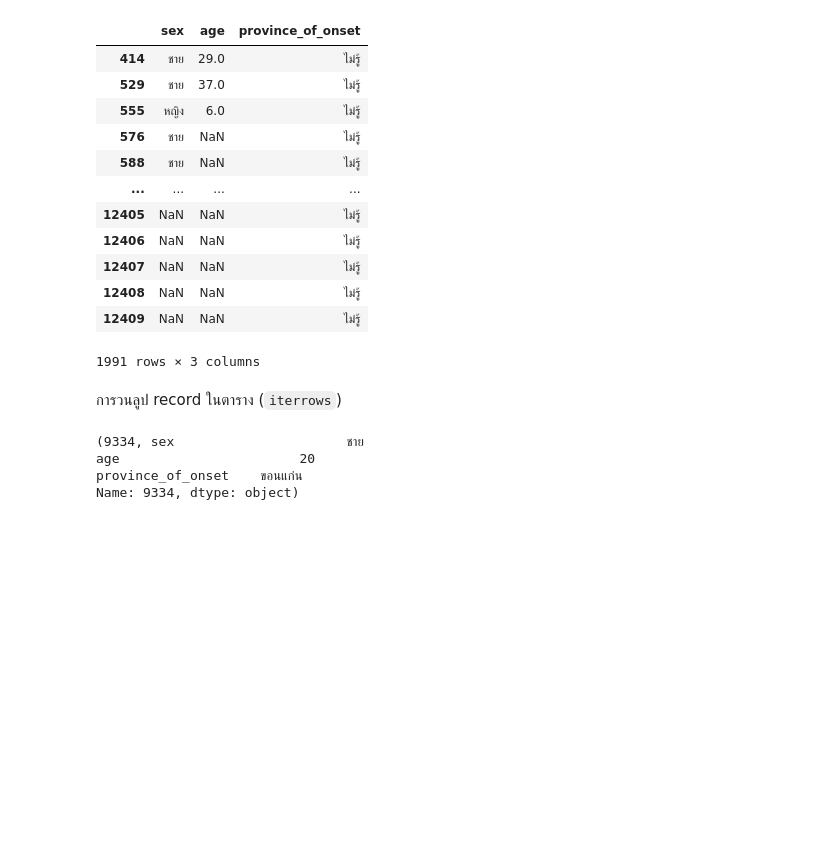
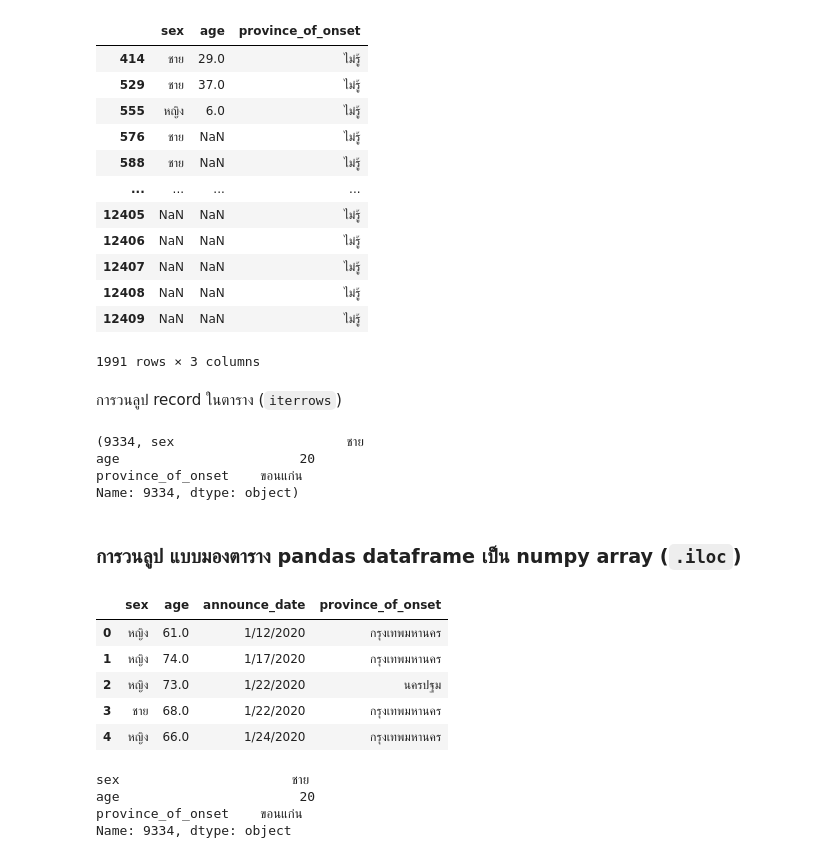
Before and after one commit to MeenTers/data_viz, a Jupyter notebook: pandas101.ipynb, the cells around one changed output. Drawn from its saved outputs; the diff is of its cells as text; code cells hidden in the pictures; blank space fills up the shorter version.

````diff
--- a/pandas101.ipynb
+++ b/pandas101.ipynb
@@ -379,3 +381,25 @@ for each_row in this_data.iterrows():
 age                       20
 province_of_onset    ขอนแก่น
 Name: 9334, dtype: object)
+# %% [markdown]
+### การวนลูป แบบมองตาราง pandas dataframe เป็น numpy array (```.iloc```)
+# %%
+this_data1 = data_covid[['sex','age','announce_date','province_of_onset']]
+# %%
+this_data1.head()
+# %% [output]
+|  | sex | age | announce_date | province_of_onset |
+| 0 | หญิง | 61.0 | 1/12/2020 | กรุงเทพมหานคร |
+| 1 | หญิง | 74.0 | 1/17/2020 | กรุงเทพมหานคร |
+| 2 | หญิง | 73.0 | 1/22/2020 | นครปฐม |
+| 3 | ชาย | 68.0 | 1/22/2020 | กรุงเทพมหานคร |
+| 4 | หญิง | 66.0 | 1/24/2020 | กรุงเทพมหานคร |
+# %%
+for each_row in range(this_data1.shape[0]):
+    if (this_data.iloc[each_row,1] == 20) and (this_data.iloc[each_row,2]== 'ขอนแก่น'):
+       print(this_data.iloc[each_row,:])
+# %% [output]
+sex                      ชาย
+age                       20
+province_of_onset    ขอนแก่น
+Name: 9334, dtype: object
````
Also changed, not shown: parts of 2 cells of this notebook.
